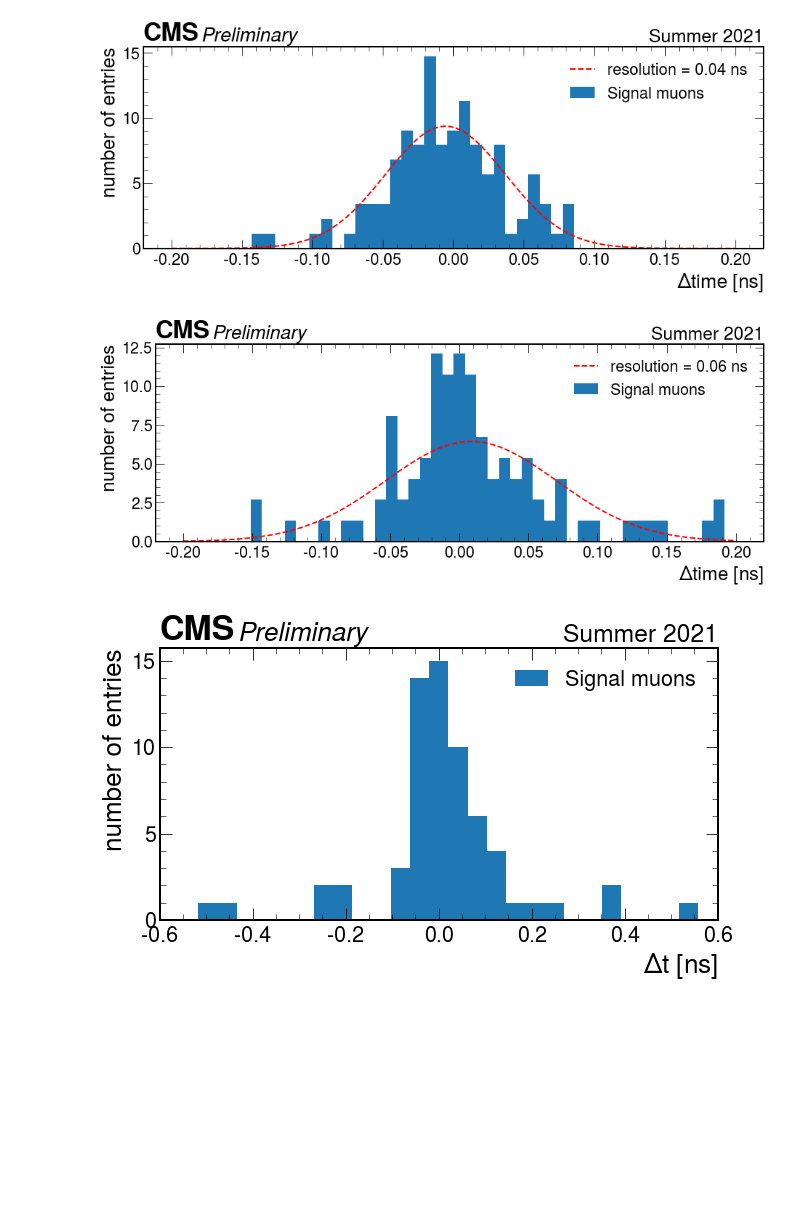
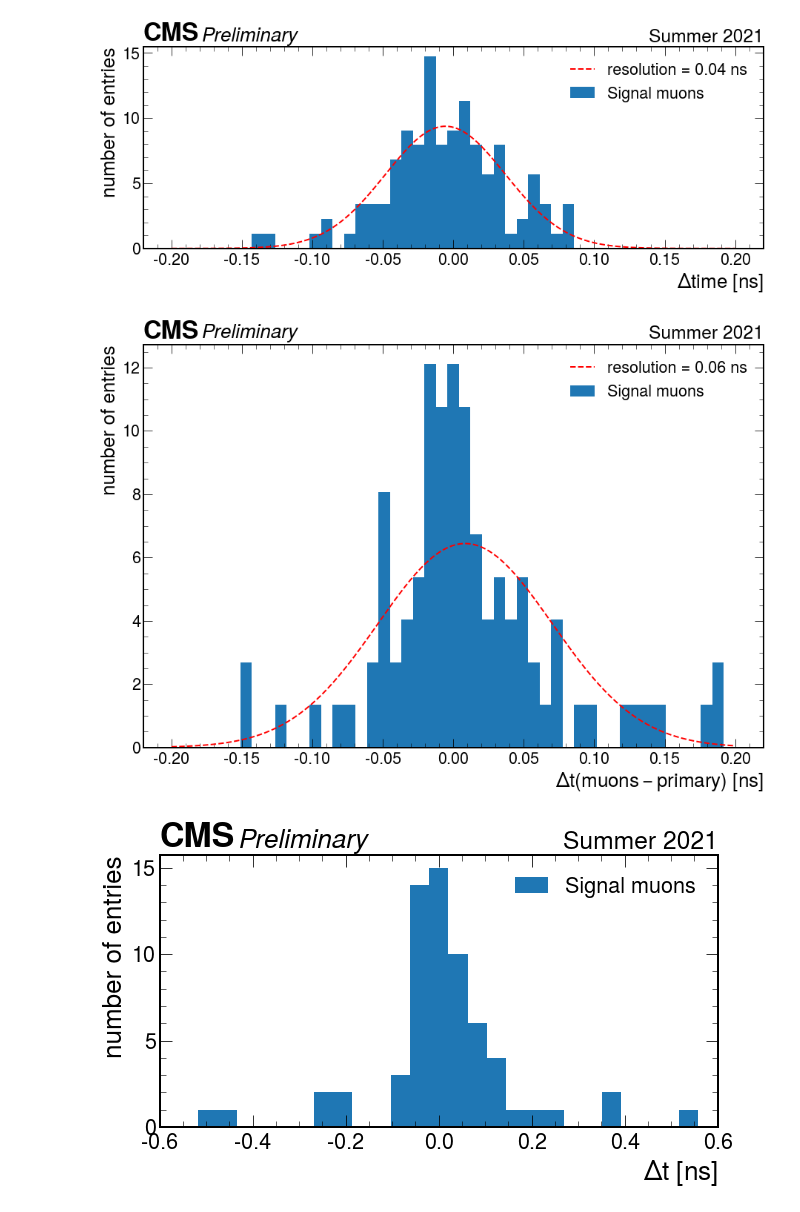
Before and after one commit to jloemker/SWAN, a Jupyter notebook: Analysis_notebook.ipynb, the cells around one changed output. Cells and saved outputs as stored; diff of their text form; code cells hidden in the pictures; blank space fills up the shorter version.

```diff
--- a/Analysis_notebook.ipynb
+++ b/Analysis_notebook.ipynb
@@ -405,21 +407,21 @@ recontsructed_time_resolution1 = analysis[mask_muon1_measured_time]['s_mu1_t'].v
 recontsructed_time_resolution2 = analysis[mask_muon2_measured_time]['s_mu2_t'].values - analysis[mask_muon2_measured_time]['s_pr_vtx_t'].values
 recontsructed_time_resolution = np.concatenate([recontsructed_time_resolution1,recontsructed_time_resolution2]) #add two arrays together
 # %%
-f, ax = plt.subplots(figsize=(15,5))
+f, ax = plt.subplots(figsize=(15,10))
 ax.hist(recontsructed_time_resolution, bins=np.linspace(-0.2,0.2,50),density=True,label='Signal muons')
-ax.set(xlabel=r'$\Delta time$ [ns]', ylabel='number of entries')
+ax.set(xlabel=r'$\Delta t (muons - primary)$ [ns]', ylabel='number of entries')
 
 #fit to gaussian (to avoid bias from outliers restrict the fitted area):
 (mu, sigma) = stats.norm.fit(recontsructed_time_resolution[(recontsructed_time_resolution<0.2) & (recontsructed_time_resolution>-0.2)])
 x=np.linspace(-0.2,0.2,200)
 y=stats.norm.pdf(x, mu, sigma)
 ax.plot(x, y, 'r--', linewidth=2,label='resolution = %2.2f ns'%sigma)
 
 hep.cms.label(llabel="Preliminary", rlabel="Summer 2021", ax=ax)
 ax.legend()
 plt.savefig('Correct/MTD_resolution_4D.png',bbox_inches='tight')
 # %% [output]
-[figure, old version]
+[figure, new version]
 # %%
 val = analysis['s_evt_t0'] - analysis['s_pr_vtx_t']
 bins = np.linspace(-0.6,0.6,30)
```
Also changed, not shown: parts of 1 cell of this notebook, 2 other files.
